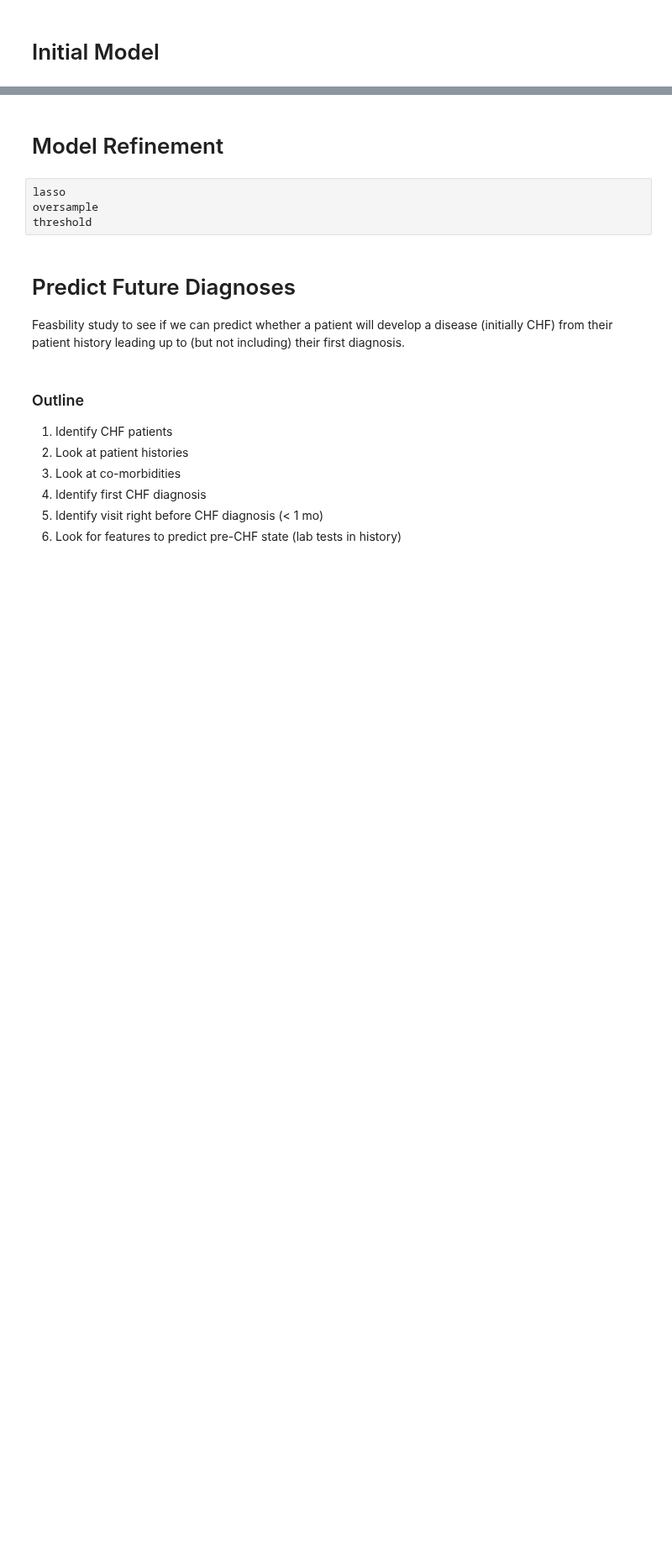
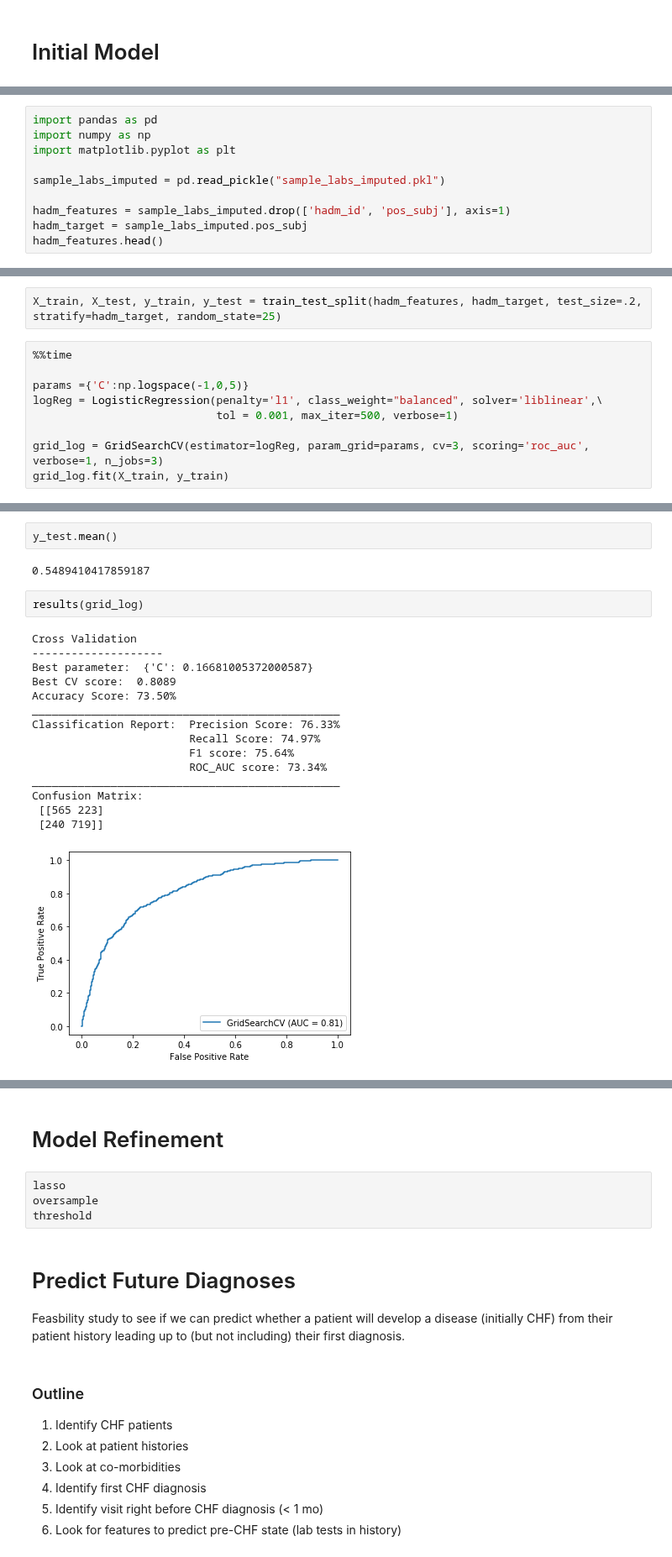
Before and after one commit to brandoncryu/disease_prediction, a Jupyter notebook: Predict_Future.ipynb, the cells around one changed output, grey strips where cells are left out. Shown at 84% size. Cells and saved outputs as stored; diff of their text form; blank space fills up the shorter version.

Commit message:
add logistic classifier to Predict Future

```diff
--- a/Predict_Future.ipynb
+++ b/Predict_Future.ipynb
@@ -461,0 +576,10 @@ logistic
+# %%
+import pandas as pd
+import numpy as np
+import matplotlib.pyplot as plt
+
+sample_labs_imputed = pd.read_pickle("sample_labs_imputed.pkl")
+
+hadm_features = sample_labs_imputed.drop(['hadm_id', 'pos_subj'], axis=1)
+hadm_target = sample_labs_imputed.pos_subj
+hadm_features.head()
@@ -461,0 +603,11 @@ logistic
+# %%
+X_train, X_test, y_train, y_test = train_test_split(hadm_features, hadm_target, test_size=.2, stratify=hadm_target, random_state=25)
+# %%
+%%time
+
+params ={'C':np.logspace(-1,0,5)}
+logReg = LogisticRegression(penalty='l1', class_weight="balanced", solver='liblinear',\
+                            tol = 0.001, max_iter=500, verbose=1)
+
+grid_log = GridSearchCV(estimator=logReg, param_grid=params, cv=3, scoring='roc_auc', verbose=1, n_jobs=3)
+grid_log.fit(X_train, y_train)
@@ -461,0 +649,22 @@ logistic
+# %%
+y_test.mean()
+# %% [output]
+0.5489410417859187
+# %%
+results(grid_log)
+# %% [output]
+Cross Validation
+--------------------
+Best parameter:  {'C': 0.16681005372000587}
+Best CV score:  0.8089
+Accuracy Score: 73.50%
+_______________________________________________
+Classification Report:  Precision Score: 76.33%
+                        Recall Score: 74.97%
+                        F1 score: 75.64%
+                        ROC_AUC score: 73.34%
+_______________________________________________
+Confusion Matrix:
+ [[565 223]
+ [240 719]]
+[figure, added]
```
Also changed, not shown: parts of 12 cells of this notebook.
